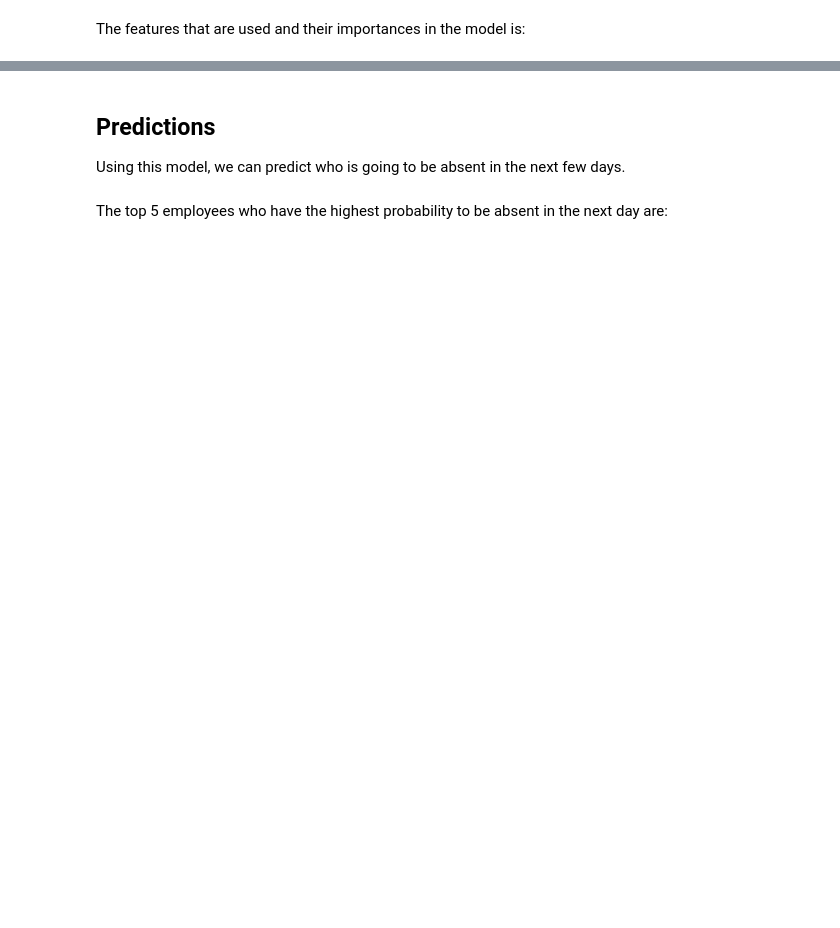
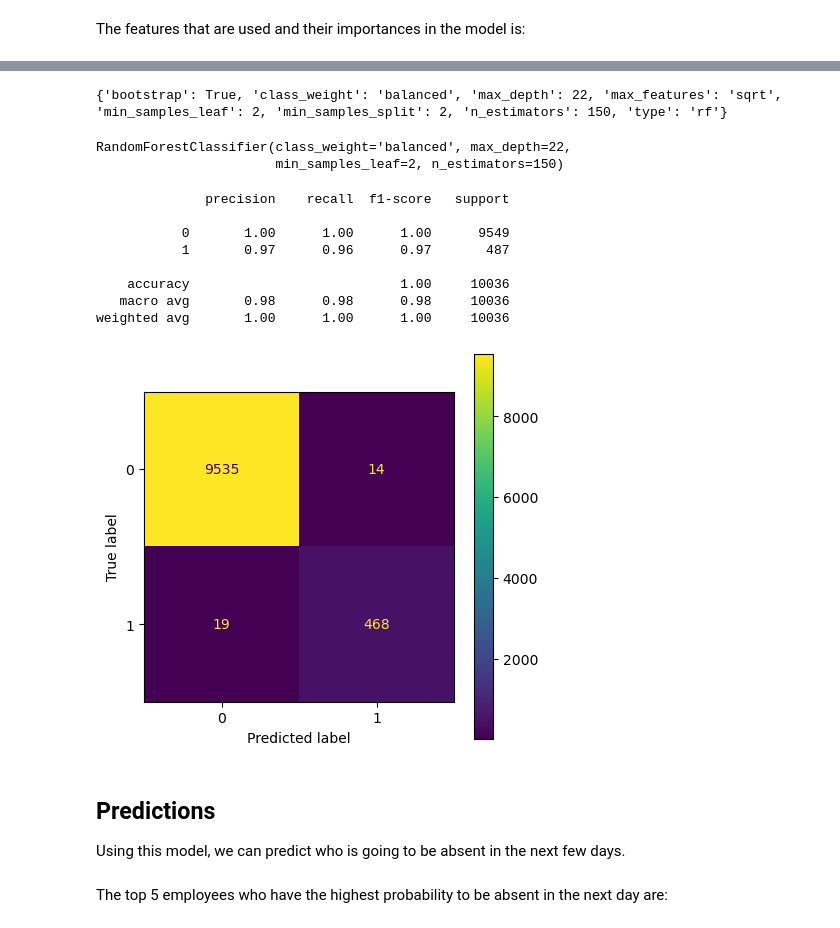
Before and after one commit to HarshaAsh/ClassificationModels, a Jupyter notebook: Machine Learning/ML using scikit-learn.ipynb, the cells around one changed output, grey strips where cells are left out. Drawn from its saved outputs; the diff is of its cells as text; code cells hidden in the pictures; blank space fills up the shorter version.

```diff
--- a/Machine Learning/ML using scikit-learn.ipynb
+++ b/Machine Learning/ML using scikit-learn.ipynb
@@ -335,3 +459,25 @@ plot_roc_curve(fpr, tpr, auc)
+# %%
+best_hyperparameter = get_best_hyperparameters(x_train, y_train)
+hyperopt_model = create_model(best_hyperparameter)
+hyperopt_model.fit(x_train, y_train)
+# %% [output]
+{'bootstrap': True, 'class_weight': 'balanced', 'max_depth': 22, 'max_features': 'sqrt', 'min_samples_leaf': 2, 'min_samples_split': 2, 'n_estimators': 150, 'type': 'rf'}
+RandomForestClassifier(class_weight='balanced', max_depth=22,
+                       min_samples_leaf=2, n_estimators=150)
+# %%
+y_test_pred = hyperopt_model.predict(x_test)
+print(classification_report(y_test, y_test_pred))
+plot_confusion_matrix(hyperopt_model, x_test, y_test)
+# %% [output]
+              precision    recall  f1-score   support
+
+           0       1.00      1.00      1.00      9549
+           1       0.97      0.96      0.97       487
+
+    accuracy                           1.00     10036
+   macro avg       0.98      0.98      0.98     10036
+weighted avg       1.00      1.00      1.00     10036
+[figure, added]
 # %% [markdown]
 ## Predictions
 Using this model, we can predict who is going to be absent in the next few days.
```
Also changed, not shown: parts of 27 cells of this notebook, 1 other file.
